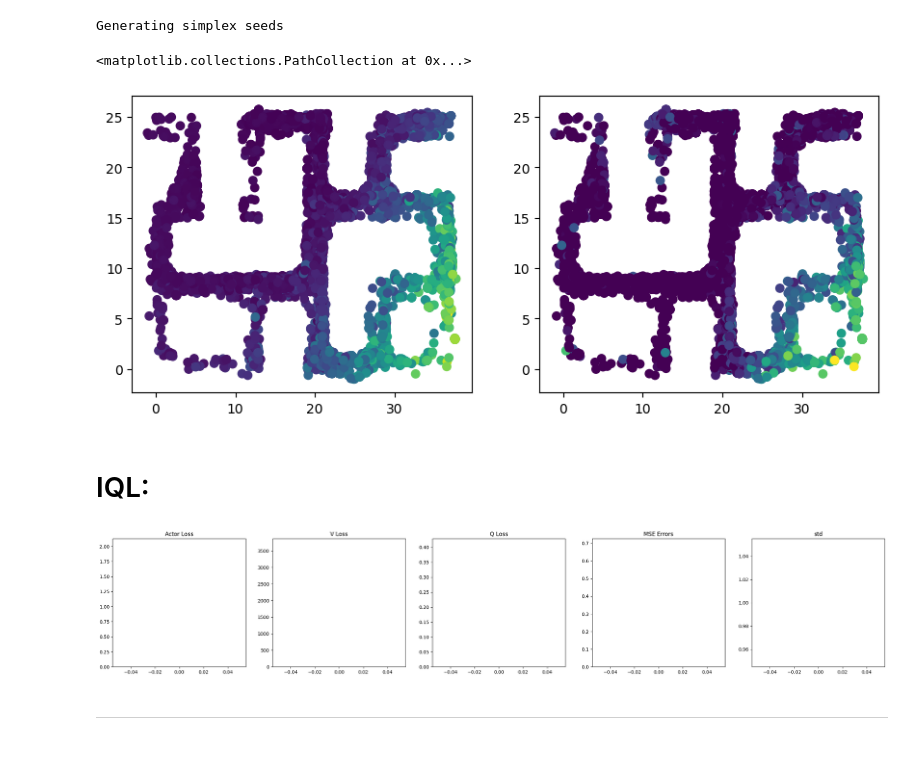
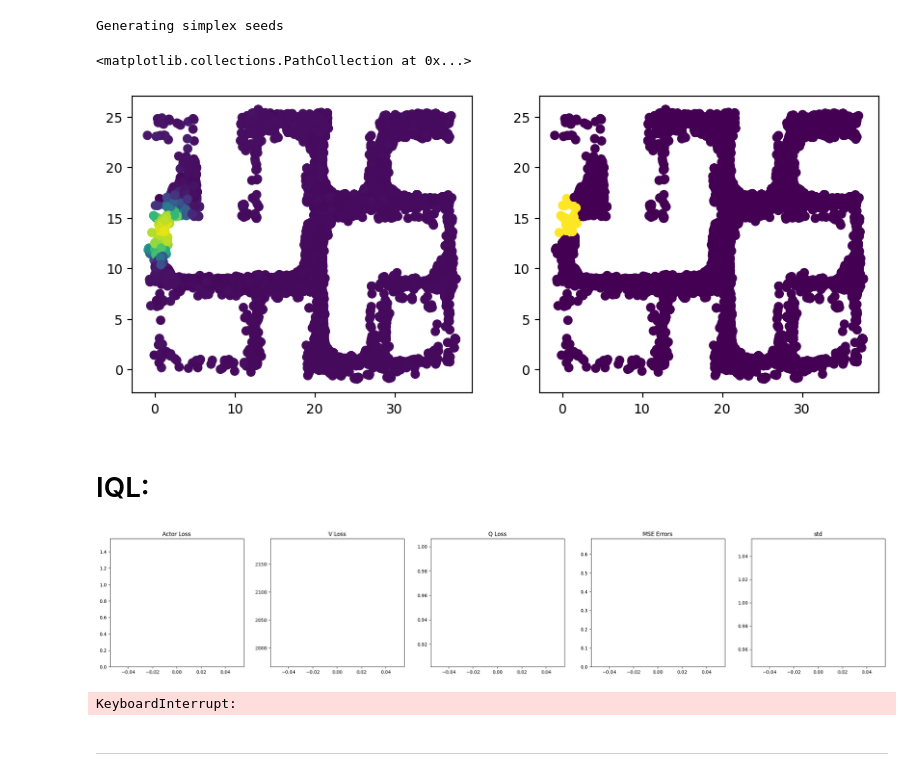
Before and after one commit to TheSun00000/fre_experiments, a Jupyter notebook: offline_fre+G+alpha.ipynb, the cells around one changed output. Cells and saved outputs as stored; diff of their text form; code cells hidden in the pictures.

```diff
--- a/offline_fre+G+alpha.ipynb
+++ b/offline_fre+G+alpha.ipynb
@@ -350,6 +351,7 @@ def sample_reward_function_fre(batch_size, num_random_samples):
 
     for b in range(batch_size):
         reward_type = torch.randint(0, 3, (1,)) # 0: goal_reaching | 1: linear_reward | 2: mlp_reward
+        reward_type = 0
 
         reward_params[b, 0] = reward_type
         if reward_type == 0:
@@ -543,12 +545,12 @@ reward_params, random_states, random_states_rewards = sample_reward_function_fre
 encode_obs = random_states[:, :128, :].to(device)
 decode_obs = random_states[:, 128:, :].to(device)
 
-encode_rewards = random_states_rewards[:, :128, None].to(device)
-decode_rewards = random_states_rewards[:, 128:, None].to(device)
+# encode_rewards = random_states_rewards[:, :128, None].to(device)
+# decode_rewards = random_states_rewards[:, 128:, None].to(device)
 
-# benchmark_id = 0
-# encode_rewards = benchmarks[benchmark_id][0](encode_obs.cpu(), np.array([0, 15])).unsqueeze(-1).to(device)
-# decode_rewards = benchmarks[benchmark_id][0](decode_obs.cpu(), np.array([0, 15])).unsqueeze(-1).to(device)
+benchmark_id = 1
+encode_rewards = benchmarks[benchmark_id][0](encode_obs.cpu(), np.array([0, 15])).unsqueeze(-1).to(device)
+decode_rewards = benchmarks[benchmark_id][0](decode_obs.cpu(), np.array([0, 15])).unsqueeze(-1).to(device)
 
 
 # encode_rewards, goals = goal_rewards(encode_obs, goals=None)
@@ -571,7 +573,7 @@ axs[0].scatter(decode_obs[..., 0].cpu(), decode_obs[..., 1].cpu(), c=rewards_pre
 axs[1].scatter(decode_obs[..., 0].cpu(), decode_obs[..., 1].cpu(), c=decode_rewards.cpu())
 # %% [output]
 <matplotlib.collections.PathCollection at 0x...>
-[figure, old version]
+[figure, new version]
 # %% [markdown]
 # IQL:
 # %%
@@ -847,7 +851,7 @@ config = {
 }
 
 iql_batch_size = 32
-iql_num_states = 512
+iql_num_states = 2048
 
 
 for timestep in tqdm(range(100000)):
@@ -863,7 +867,7 @@ for timestep in tqdm(range(100000)):
         batch_size=iql_batch_size,
         num_states=iql_num_states,
         reward_params=reward_params,
-        ratio=1.
+        ratio=0.5
     )
 
     # break
@@ -893,6 +897,7 @@ for timestep in tqdm(range(100000)):
     v_loss_Q = expectile_loss(target_q - v, config['expectile'])
 
     v_loss = batch['alpha'] * v_loss_G + (1 - batch['alpha']) * v_loss_Q
+    # v_loss = v_loss_Q
 
     # break
 
@@ -913,10 +918,10 @@ for timestep in tqdm(range(100000)):
     q_loss.backward()
     iql_agent.critic_optim.step()
 
-    # if timestep % 10 == 0:
+
     update_target_critic(iql_agent.critic, iql_agent.target_critic, config['tau'])
 
-    value_loss = v_loss + q_loss
+
     value_info = {
         'v_loss': v_loss,
         'q_loss': q_loss,
@@ -960,37 +965,38 @@ for timestep in tqdm(range(100000)):
     actor_losses.append(actor_loss.item())
     v_losses.append(v_loss.item())
     q_losses.append(q_loss.item())
     mse_errors.append(mse_error.item())
     stds.append(std.item())
 
     if timestep % 10 == 0:
         clear_output(True)
         fig, axs = plt.subplots(1, 5, figsize=(30, 5))
 
         axs[0].plot(smooth_and_downsample(actor_losses))
         axs[0].set_ylim(0,max(actor_losses[-100:]))
         axs[0].set_title("Actor Loss")
 
         axs[1].plot(smooth_and_downsample(v_losses))
-        axs[1].set_ylim(0,max(v_losses[-100:]))
+        # axs[1].set_ylim(0,max(v_losses[-100:]))
         axs[1].set_title("V Loss")
 
         axs[2].plot(smooth_and_downsample(q_losses))
-        axs[2].set_ylim(0,max(q_losses[-100:]))
+        # axs[2].set_ylim(0,max(q_losses[-100:]))
         axs[2].set_title("Q Loss")
 
         axs[3].plot(smooth_and_downsample(mse_errors))
         axs[3].set_ylim(0,max(mse_errors[-100:]))
         axs[3].set_title("MSE Errors")
 
         axs[4].plot(smooth_and_downsample(stds))
         axs[4].set_title("std")
 
         plt.show()
 
-    break
+    # break
 # %% [output]
-[figure, old version]
+[figure, new version]
+KeyboardInterrupt:
 # %% [markdown]
 ---
 # %% [markdown]
```
Also changed, not shown: parts of 24 cells of this notebook, 2 other files.
